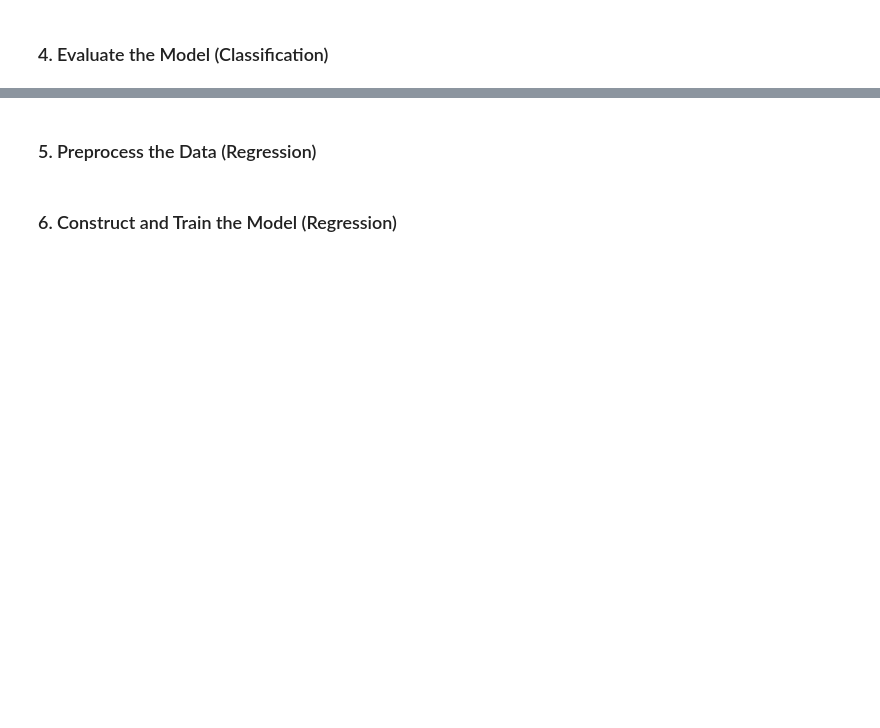
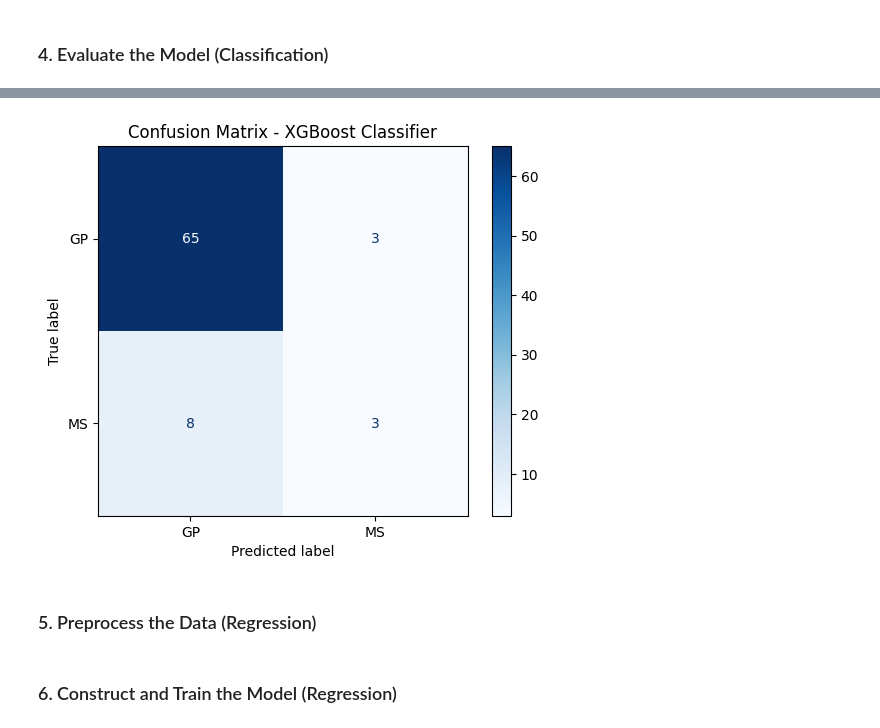
Before and after one commit to thesabrinahyap/Intelligent_Systems, a Jupyter notebook: Exercise 16 - Performance Metrics/Yap_Performance-Metrics-Exercise.ipynb, the cells around one changed output, grey strips where cells are left out. Saved outputs shown, nothing was run; the diff lists cells and outputs as text; code cells hidden in the pictures; blank space fills up the shorter version.

```diff
--- a/Exercise 16 - Performance Metrics/Yap_Performance-Metrics-Exercise.ipynb
+++ b/Exercise 16 - Performance Metrics/Yap_Performance-Metrics-Exercise.ipynb
@@ -21,4 +34,26 @@ from sklearn.model_selection import train_test_split
 # %% [markdown]
 ### 2. Preprocess the Data (Classification)
+# %%
+# Encode categorical variables
+label_encoder = LabelEncoder()
+categorical_data = ['address', 'sex', 'famsize', 'Pstatus', 'Mjob', 'Fjob',
+                    'reason', 'guardian', 'schoolsup', 'famsup', 'paid', 'activities',
+                    'nursery', 'higher', 'internet', 'romantic']
+
+for col in categorical_data:
+    df[col] = label_encoder.fit_transform(df[col])
+# %%
+# Features and target variable
+X1 = df.drop(['school'], axis=1)
+y1 = df['school']
+label_mapping = {label: idx for idx, label in enumerate(y1.unique())}
+y1 = y1.map(label_mapping)
+
+# Split the data into training and testing sets
+X_train1, X_test1, y_train1, y_test1 = train_test_split(X1, y1, test_size=0.2, random_state=1)
 # %% [markdown]
 ### 3. Construct and Train the Model (Classification)
+# %%
+# Train the model - XGBoost
+model1 = XGBClassifier(objective='multi:softmax', num_class=len(label_mapping))
+model1.fit(X_train1, y_train1, verbose = 5)
@@ -25,2 +72,12 @@ from sklearn.model_selection import train_test_split
 # %% [markdown]
 ### 4. Evaluate the Model (Classification)
+# %%
+# Evaluate the model
+y_pred1 = model1.predict(X_test1)
+
+# Accuracy
+accuracy = accuracy_score(y_test1, y_pred1)
+print('XGBoost Classifier Classification Accuracy: ',  accuracy, '\n')
+
+# classification report
+print(classification_report(y_test1, y_pred1, digits=4))
@@ -27,2 +95,11 @@ from sklearn.model_selection import train_test_split
+# %%
+# Confusion Matrix
+cm = confusion_matrix(y_test1, y_pred1)
+disp = ConfusionMatrixDisplay(confusion_matrix=cm, display_labels=label_mapping.keys())
+disp.plot(cmap="Blues", values_format="d")
+plt.title('Confusion Matrix - XGBoost Classifier')
+plt.show()
+# %% [output]
+[figure, added]
 # %% [markdown]
 ### 5. Preprocess the Data (Regression)
```
Also changed, not shown: parts of 8 cells of this notebook, 6 other files.
